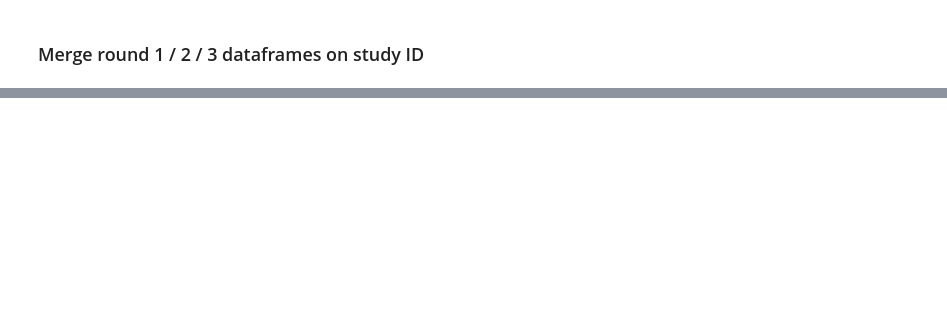
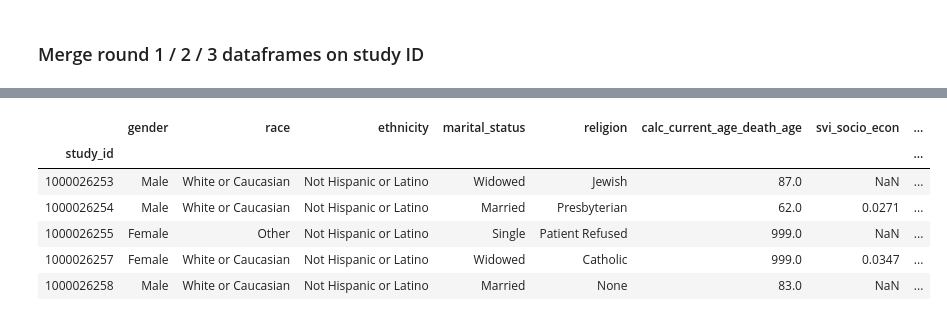
Before and after one commit to aaronjchau/RecruitmentResearch, a Jupyter notebook: 1-Data_Prep.ipynb, the cells around one changed output, grey strips where cells are left out. Saved outputs shown, nothing was run; the diff lists cells and outputs as text; code cells hidden in the pictures; blank space fills up the shorter version.

Commit message:
Update 1-Data_Prep.ipynb
Added code to clean REDCap + Clarity extracts and merge with log file

```diff
--- a/1-Data_Prep.ipynb
+++ b/1-Data_Prep.ipynb
@@ -12,4 +12,7 @@ import numpy as np
 pd.options.display.max_colwidth = 75
 
 # import logging file from REDCap (REDCap > Sidebar > Logging > Export all logging (CSV))
-log = pd.read_csv('data/raw/UCIInternalREDCapPCORIProject_Logging_2020-12-03_1902.csv')
+log = pd.read_csv('data/raw/PCORIACPRecruitment_Logging_2020-12-26_0615.csv',encoding = "ISO-8859-1")
+
+# import patient demographics from Clarity/other repository
+Patient_Demographics = pd.read_csv('data/raw/demographics.csv',encoding = "ISO-8859-1")
@@ -247,0 +287,9 @@ clean_all_calls = pd.merge(clean_1_2_calls, clean_round_3, how="left", on='study
+# %%
+# standarize demographics headers
+Patient_Demographics.columns = Patient_Demographics.columns.str.lower()# get counts
+print('Patient_Demographics: ', format(Patient_Demographics.shape[0],  ',d'))
+
+# convert study_id to object to match clean_all_calls.study_id
+# clean_all_calls.dtypes
+Patient_Demographics['study_id'] = Patient_Demographics['study_id'].astype(object)
+Patient_Demographics.dtypes
@@ -247,0 +330,11 @@ clean_all_calls = pd.merge(clean_1_2_calls, clean_round_3, how="left", on='study
+# %%
+# peek at demographics table
+Patient_Demographics.head()
+# %% [output]
+|  | gender | race | ethnicity | marital_status | religion | calc_current_age_death_age | svi_socio_econ | ... |
+| study_id |  |  |  |  |  |  |  | ... |
+| 1000026253 | Male | White or Caucasian | Not Hispanic or Latino | Widowed | Jewish | 87.0 | NaN | ... |
+| 1000026254 | Male | White or Caucasian | Not Hispanic or Latino | Married | Presbyterian | 62.0 | 0.0271 | ... |
+| 1000026255 | Female | Other | Not Hispanic or Latino | Single | Patient Refused | 999.0 | NaN | ... |
+| 1000026257 | Female | White or Caucasian | Not Hispanic or Latino | Widowed | Catholic | 999.0 | 0.0347 | ... |
+| 1000026258 | Male | White or Caucasian | Not Hispanic or Latino | Married | None | 83.0 | NaN | ... |
```
Also changed, not shown: parts of 22 cells of this notebook.
